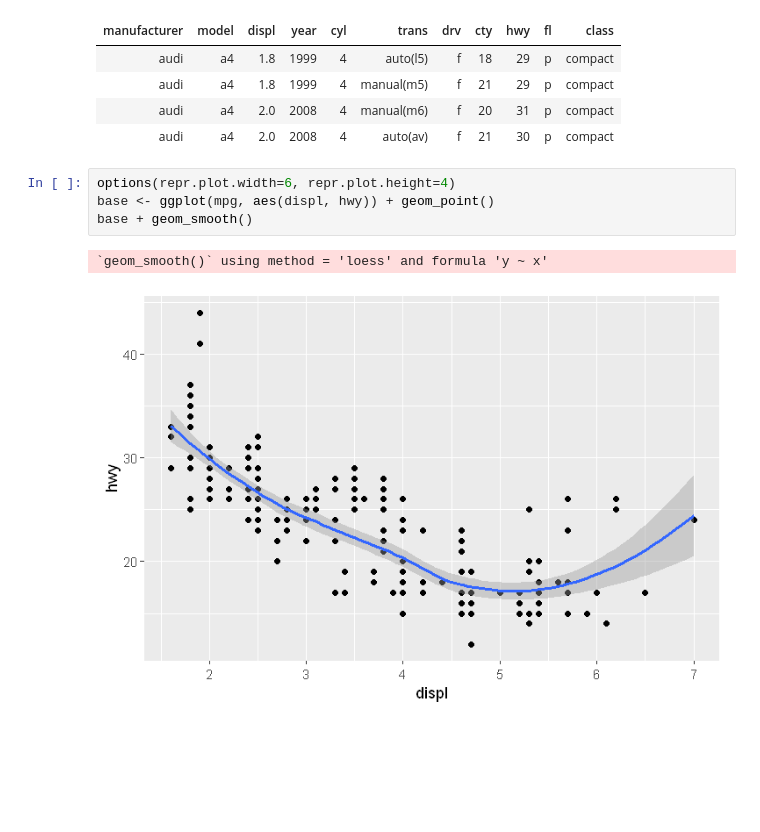
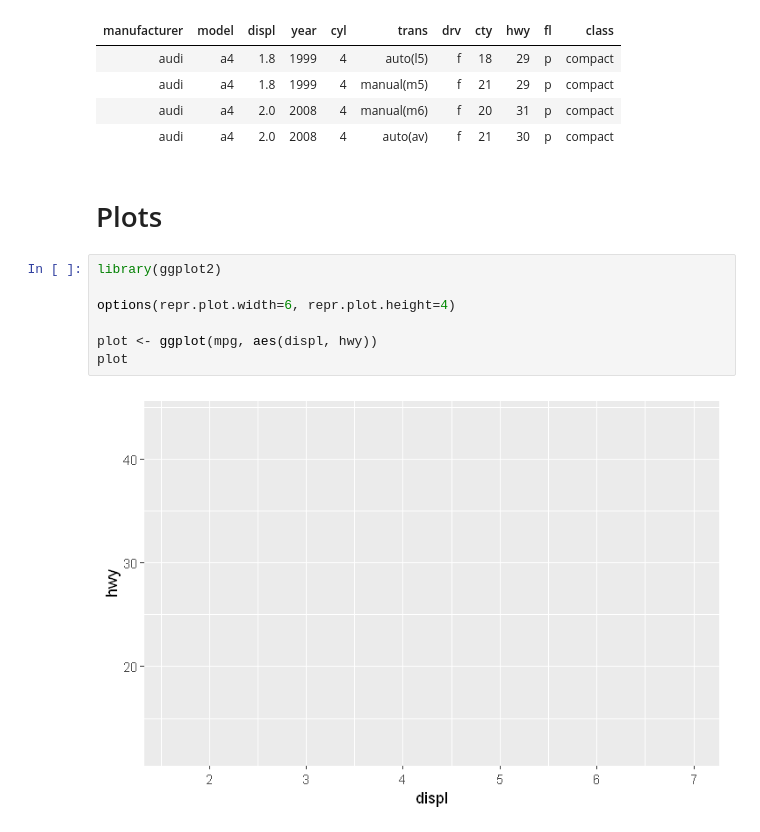
Before and after one commit to mapsa/bioinformatics-workshop-2020, a Jupyter notebook: Introduction_to_R.ipynb, the cells around one changed output. Drawn from its saved outputs; the diff is of its cells as text; blank space fills up the shorter version.

```diff
--- a/Introduction_to_R.ipynb
+++ b/Introduction_to_R.ipynb
@@ -208,10 +205,14 @@ head(mpg,4) # List the first 4 rows of the mpg data frame
 | audi | a4 | 1.8 | 1999 | 4 | manual(m5) | f | 21 | 29 | p | compact |
 | audi | a4 | 2.0 | 2008 | 4 | manual(m6) | f | 20 | 31 | p | compact |
 | audi | a4 | 2.0 | 2008 | 4 | auto(av) | f | 21 | 30 | p | compact |
+# %% [markdown]
+# Plots
 # %%
+library(ggplot2)
+
 options(repr.plot.width=6, repr.plot.height=4)
-base <- ggplot(mpg, aes(displ, hwy)) + geom_point()
-base + geom_smooth()
+
+plot <- ggplot(mpg, aes(displ, hwy))
+plot
 # %% [output]
-`geom_smooth()` using method = 'loess' and formula 'y ~ x'
-[figure, old version]
+[figure, new version]
```
Also changed, not shown: parts of 3 cells of this notebook.
